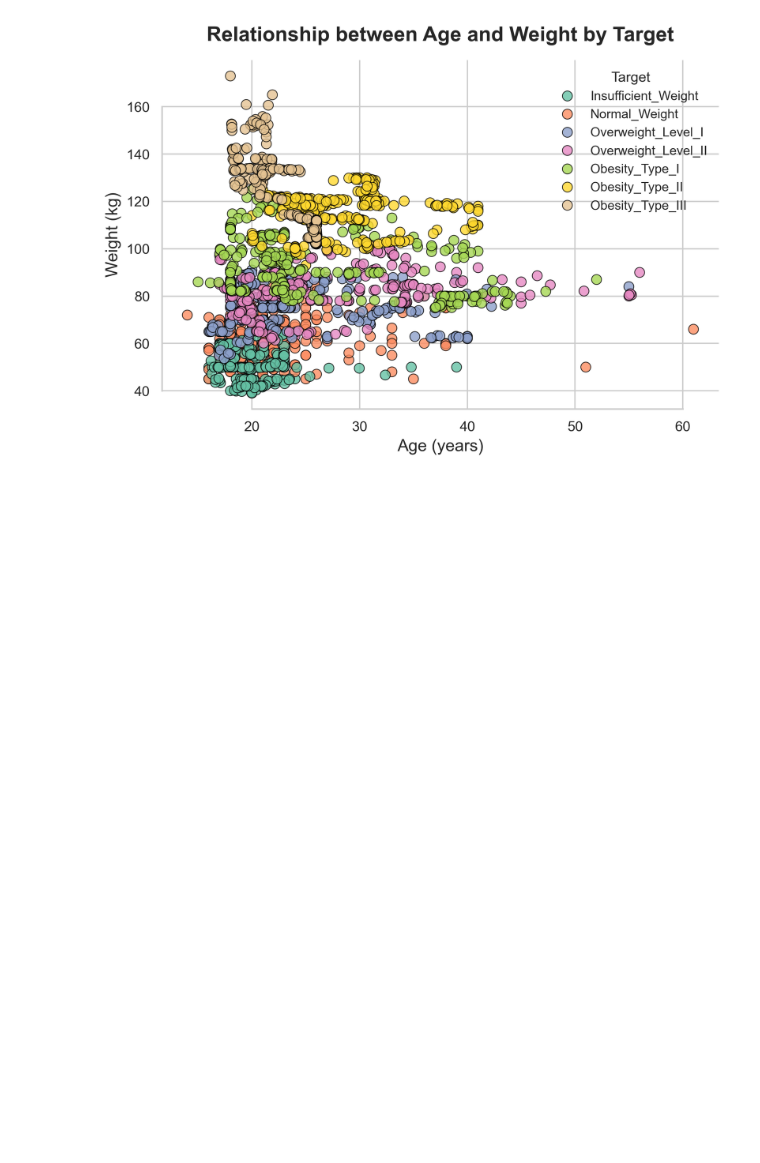
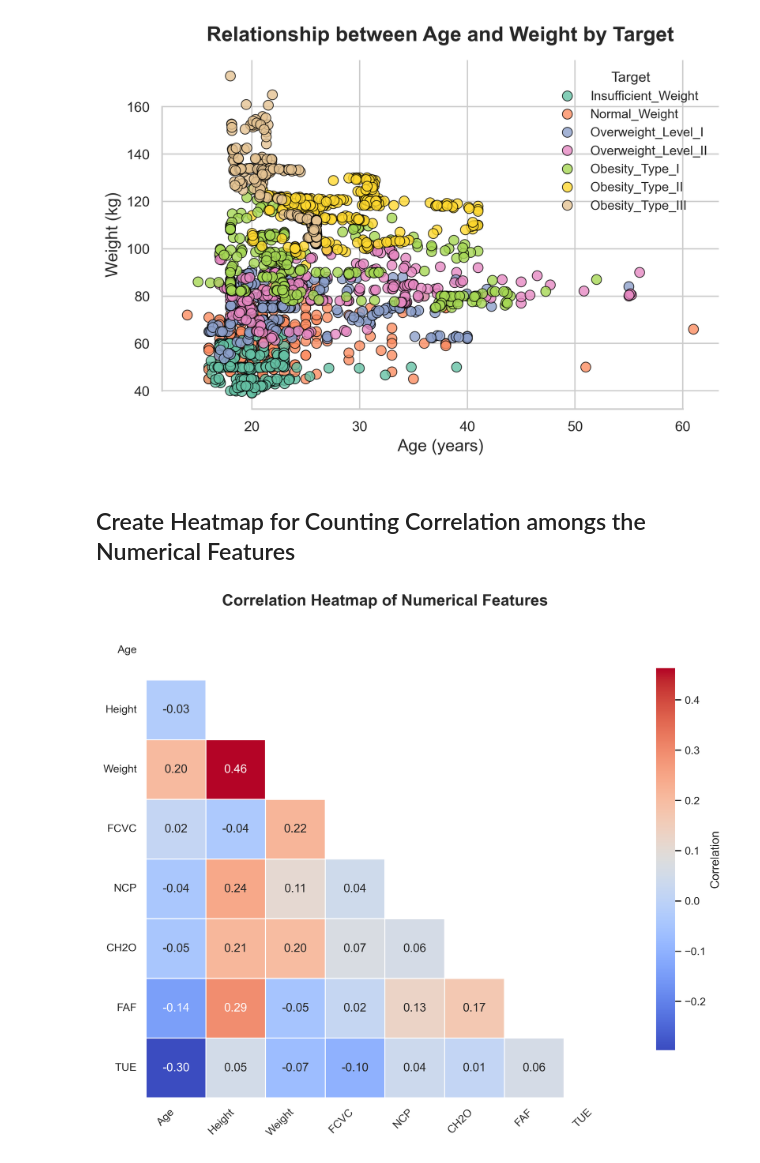
Before and after one commit to imdwipayana/ML10_project, a Jupyter notebook: data_exploration_and_visualization.ipynb, the cells around one changed output. Saved outputs shown, nothing was run; the diff lists cells and outputs as text; code cells hidden in the pictures; blank space fills up the shorter version.

```diff
--- a/data_exploration_and_visualization.ipynb
+++ b/data_exploration_and_visualization.ipynb
@@ -325,3 +325,40 @@ plt.savefig("age_weight_scatter_publication.png", dpi=300, bbox_inches="tight")
 plt.show()
 # %% [output]
 [figure]
+# %% [markdown]
+## Create Heatmap for Counting Correlation amongs the Numerical Features
+# %%
+# Select numerical columns only
+numerical_df = obesity.select_dtypes(include=['int64', 'float64'])
+# %%
+# Calculate the correlations
+corr = numerical_df.corr()
+# %%
+import numpy as np
+
+plt.figure(figsize=(10, 8))
+sns.set_theme(style="white")
+
+mask = np.triu(np.ones_like(corr, dtype=bool))  # mask upper triangle
+
+ax = sns.heatmap(
+    corr,
+    mask=mask,
+    cmap="coolwarm",          # or 'RdBu_r', 'vlag', 'YlGnBu'
+    annot=True,               # show correlation values
+    fmt=".2f",
+    linewidths=0.5,
+    cbar_kws={"shrink": 0.8, "label": "Correlation"},
+    square=True
+)
+
+ax.set_title("Correlation Heatmap of Numerical Features", fontsize=16, fontweight="bold", pad=15)
+plt.xticks(fontsize=11, rotation=45, ha="right")
+plt.yticks(fontsize=11, rotation=0)
+plt.tight_layout()
+
+# Save at high resolution
+plt.savefig("correlation_heatmap_publication.png", dpi=300, bbox_inches="tight")
+plt.show()
+# %% [output]
+[figure, added]
```
Also changed, not shown: parts of 7 cells of this notebook.
